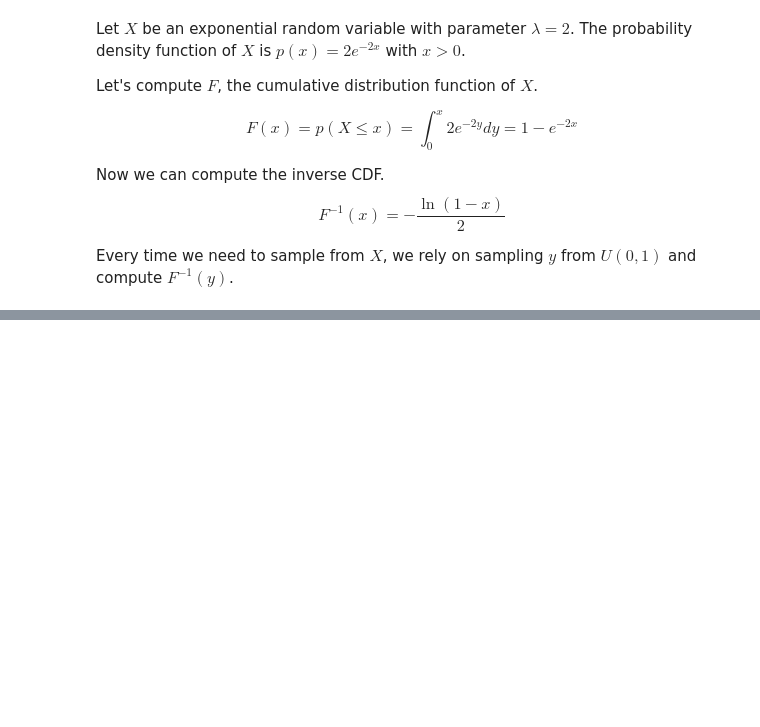
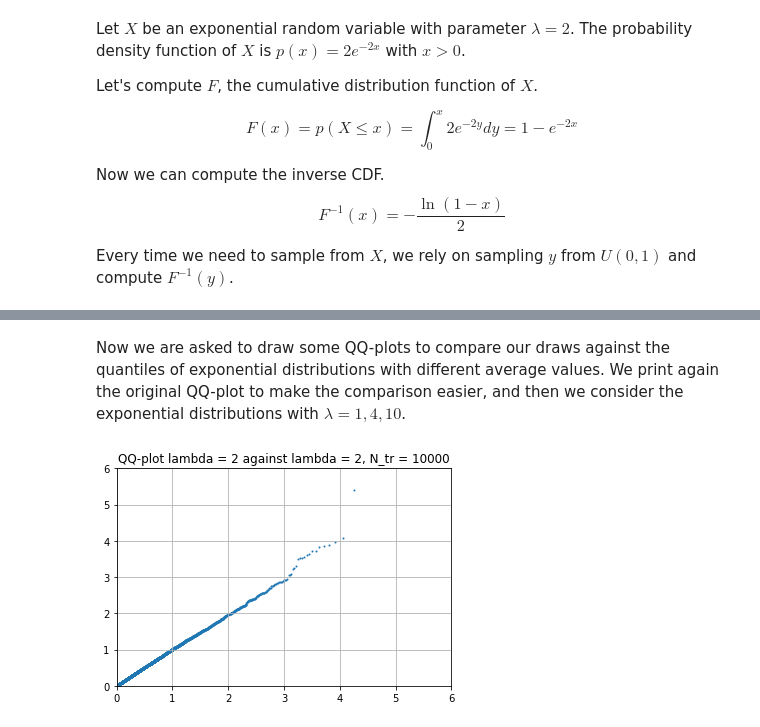
Before and after one commit to davidezanella/spe-assignments, a Jupyter notebook: Homework 2/delivery/report.ipynb, the cells around one changed output, grey strips where cells are left out. Saved outputs shown, nothing was run; the diff lists cells and outputs as text; code cells hidden in the pictures; blank space fills up the shorter version.

```diff
--- a/Homework 2/delivery/report.ipynb
+++ b/Homework 2/delivery/report.ipynb
@@ -1054,0 +1070,6 @@ execute(200000, 2, 20, False, True)
+# %% [markdown]
+Now we are asked to draw some QQ-plots to compare our draws against the quantiles of exponential distributions with different average values. We print again the original QQ-plot to make the comparison easier, and then we consider the exponential distributions with $\lambda = 1, 4, 10$.
+# %%
+execute(10000, 2, 2, False, True)
+# %% [output]
+[figure, added]
```
Also changed, not shown: parts of 13 cells of this notebook.
